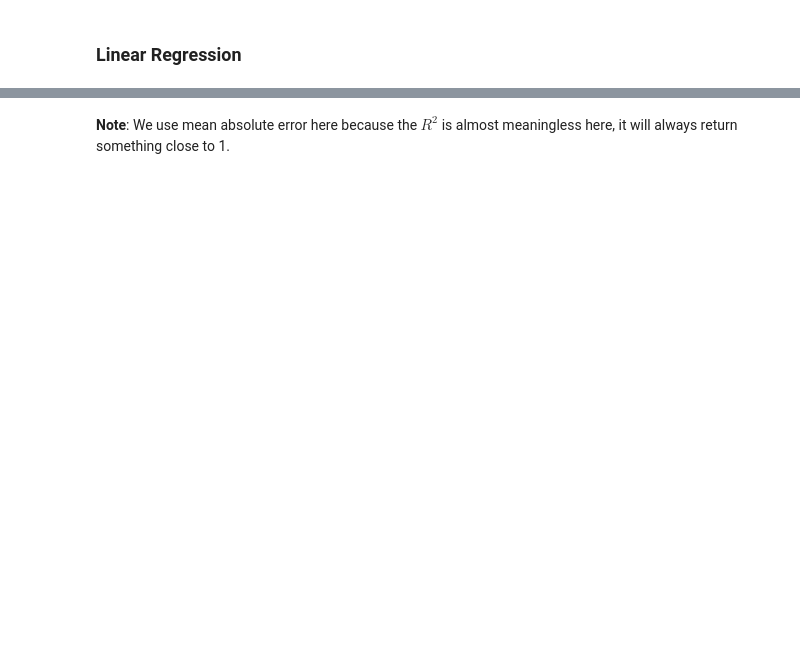
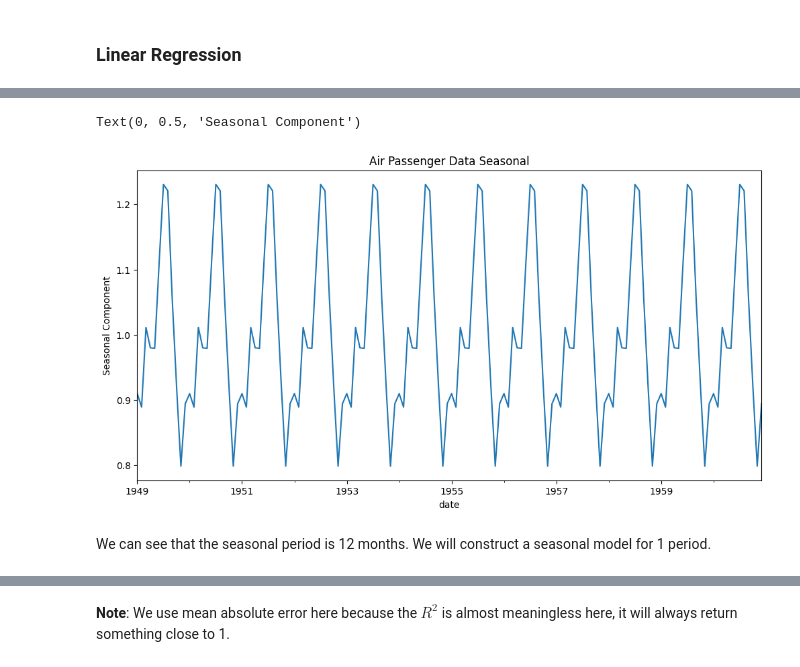
Before and after one commit to lutzhamel/CSC310, a Jupyter notebook: notes/23d-time-series-modeling.ipynb, the cells around one changed output, grey strips where cells are left out. Drawn from its saved outputs; the diff is of its cells as text; code cells hidden in the pictures; blank space fills up the shorter version.

```diff
--- a/notes/23d-time-series-modeling.ipynb
+++ b/notes/23d-time-series-modeling.ipynb
@@ -194,0 +162,11 @@ mean_absolute_error(y,gbr_model.predict(X))
+# %%
+air_seasonal = decomp.seasonal
+# %%
+
+air_seasonal.plot(figsize=(12,6), title='Air Passenger Data Seasonal', legend=False)\
+      .set_ylabel('Seasonal Component')
+# %% [output]
+Text(0, 0.5, 'Seasonal Component')
+[figure, added]
+# %% [markdown]
+We can see that the seasonal period is 12 months.  We will construct a seasonal model for 1 period.
```
Also changed, not shown: parts of 54 cells of this notebook.
